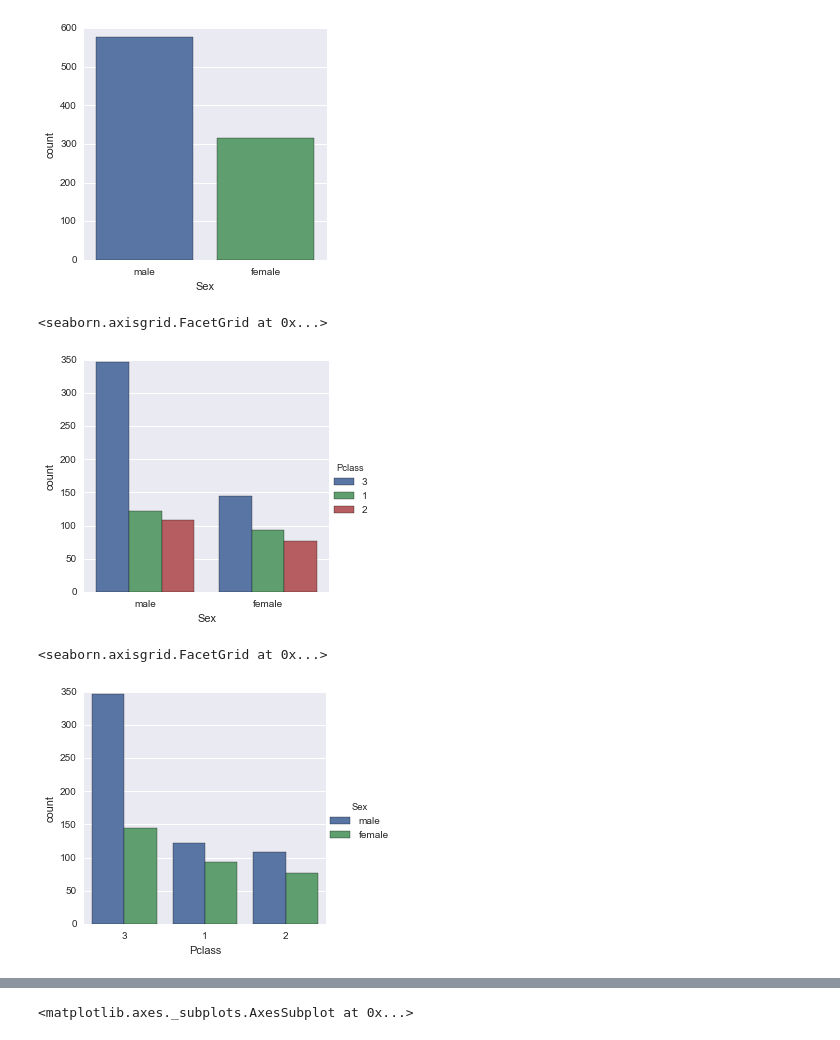
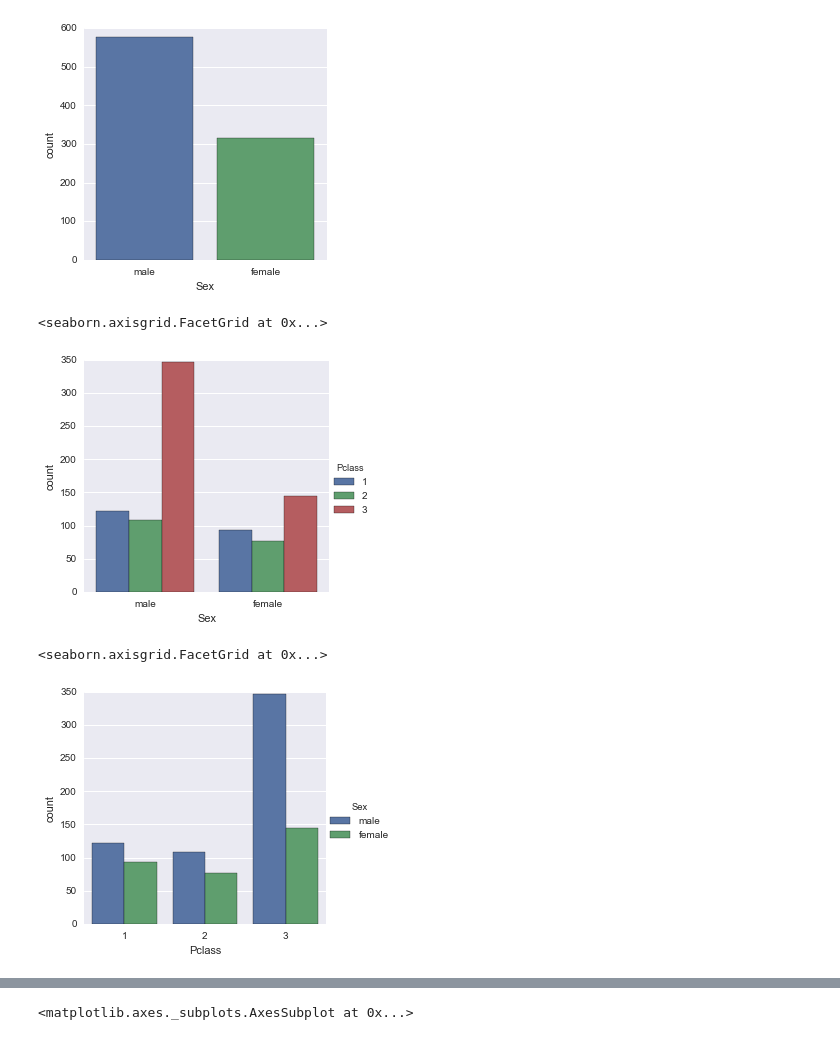
Before and after one commit to adamdk/Titanic, a Jupyter notebook: Titanic.ipynb, the cells around one changed output, grey strips where cells are left out. Saved outputs shown, nothing was run; the diff lists cells and outputs as text; code cells hidden in the pictures.

```diff
--- a/Titanic.ipynb
+++ b/Titanic.ipynb
@@ -63,16 +64,16 @@ sns.factorplot('Sex',data=titanic_df, kind='count')
 [figure]
 # %%
 #comparing gender to class we see a large number of 3rd class men
-sns.factorplot('Sex',data=titanic_df, hue='Pclass', kind='count')
+sns.factorplot('Sex',data=titanic_df, hue='Pclass', kind='count', hue_order=[1,2,3])
 # %% [output]
 <seaborn.axisgrid.FacetGrid at 0x...>
-[figure, old version]
+[figure, new version]
 # %%
 #flipping attributes around
-sns.factorplot('Pclass',data=titanic_df, hue='Sex', kind='count')
+sns.factorplot('Pclass',data=titanic_df, hue='Sex', kind='count', order=[1,2,3])
 # %% [output]
 <seaborn.axisgrid.FacetGrid at 0x...>
-[figure, old version]
+[figure, new version]
 # %%
 #seperate children out
 def male_female_child(passenger):
```
Also changed, not shown: parts of 13 cells of this notebook.
